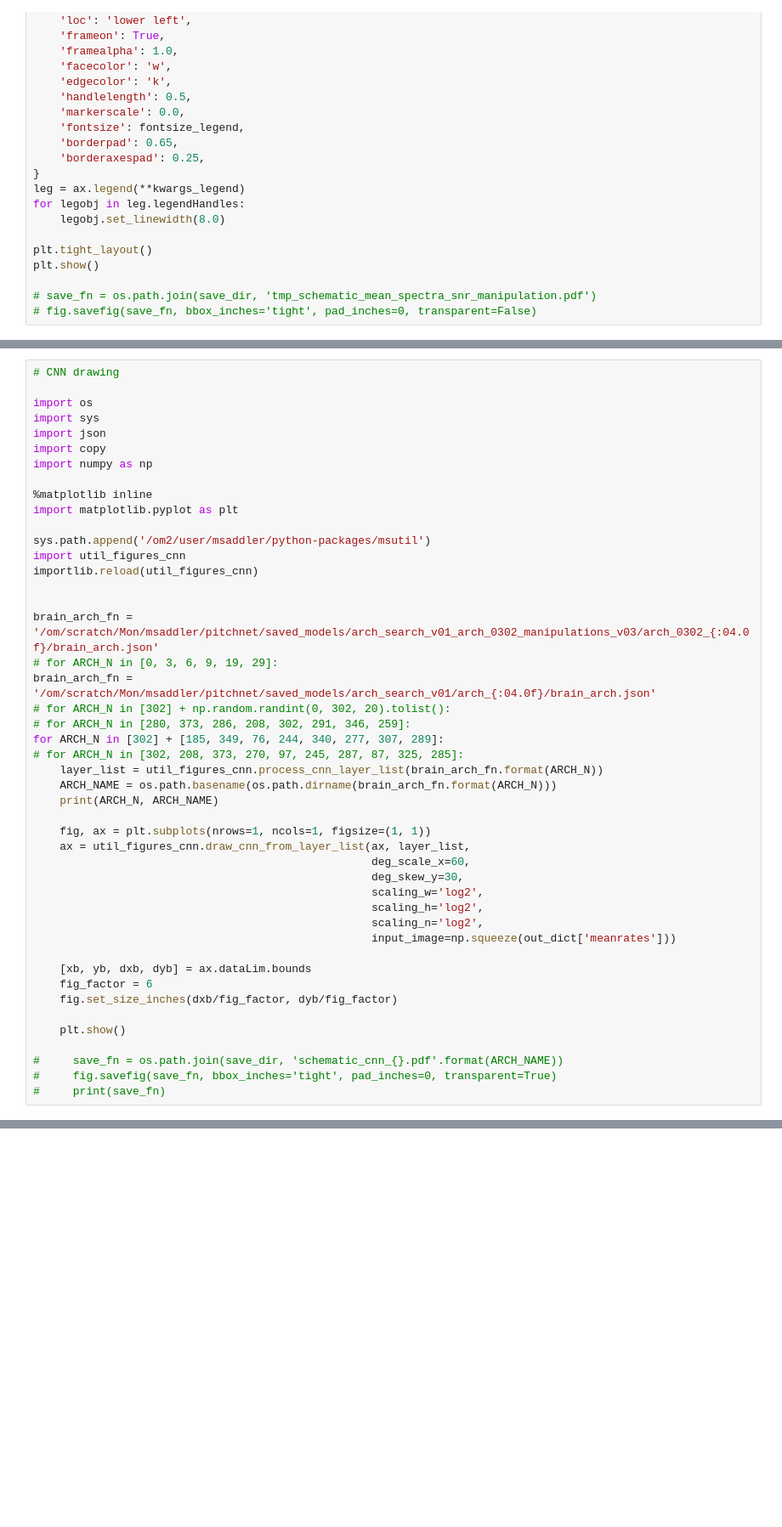
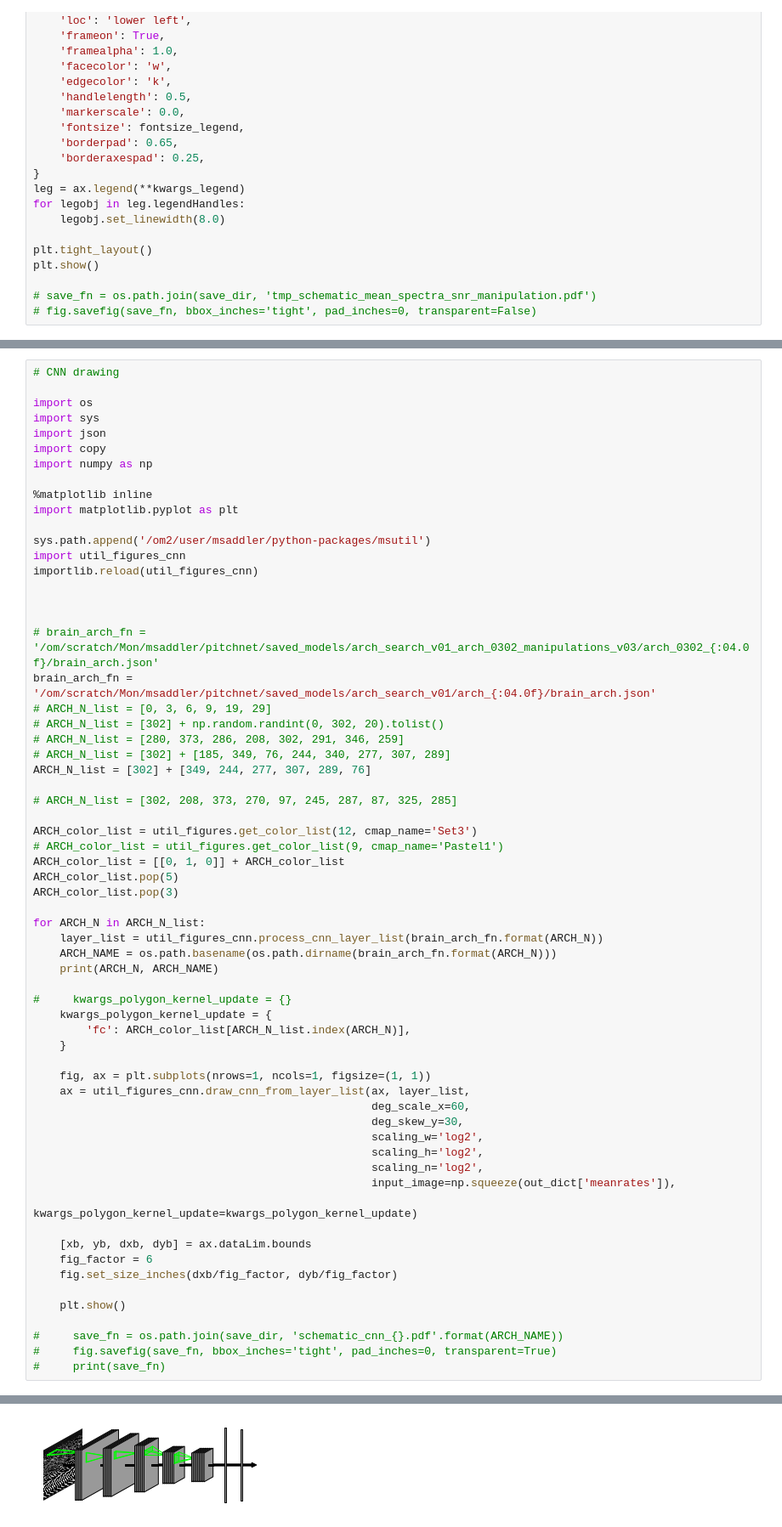
Before and after one commit to msaddler/pitchnet, a Jupyter notebook: notebook_figures_stimuli.ipynb, the cells around one changed output, grey strips where cells are left out. Shown at 85% size. Drawn from its saved outputs; the diff is of its cells as text; blank space fills up the shorter version.

```diff
--- a/notebook_figures_stimuli.ipynb
+++ b/notebook_figures_stimuli.ipynb
@@ -1371,16 +1382,32 @@ import util_figures_cnn
 importlib.reload(util_figures_cnn)
 
 
-brain_arch_fn = '/om/scratch/Mon/msaddler/pitchnet/saved_models/arch_search_v01_arch_0302_manipulations_v03/arch_0302_{:04.0f}/brain_arch.json'
-# for ARCH_N in [0, 3, 6, 9, 19, 29]:
+
+# brain_arch_fn = '/om/scratch/Mon/msaddler/pitchnet/saved_models/arch_search_v01_arch_0302_manipulations_v03/arch_0302_{:04.0f}/brain_arch.json'
 brain_arch_fn = '/om/scratch/Mon/msaddler/pitchnet/saved_models/arch_search_v01/arch_{:04.0f}/brain_arch.json'
-# for ARCH_N in [302] + np.random.randint(0, 302, 20).tolist():
-# for ARCH_N in [280, 373, 286, 208, 302, 291, 346, 259]:
-for ARCH_N in [302] + [185, 349, 76, 244, 340, 277, 307, 289]:
-# for ARCH_N in [302, 208, 373, 270, 97, 245, 287, 87, 325, 285]:
+# ARCH_N_list = [0, 3, 6, 9, 19, 29]
+# ARCH_N_list = [302] + np.random.randint(0, 302, 20).tolist()
+# ARCH_N_list = [280, 373, 286, 208, 302, 291, 346, 259]
+# ARCH_N_list = [302] + [185, 349, 76, 244, 340, 277, 307, 289]
+ARCH_N_list = [302] + [349, 244, 277, 307, 289, 76]
+
+# ARCH_N_list = [302, 208, 373, 270, 97, 245, 287, 87, 325, 285]
+
+ARCH_color_list = util_figures.get_color_list(12, cmap_name='Set3')
+# ARCH_color_list = util_figures.get_color_list(9, cmap_name='Pastel1')
+ARCH_color_list = [[0, 1, 0]] + ARCH_color_list
+ARCH_color_list.pop(5)
+ARCH_color_list.pop(3)
+
+for ARCH_N in ARCH_N_list:
     layer_list = util_figures_cnn.process_cnn_layer_list(brain_arch_fn.format(ARCH_N))
     ARCH_NAME = os.path.basename(os.path.dirname(brain_arch_fn.format(ARCH_N)))
     print(ARCH_N, ARCH_NAME)
+
+#     kwargs_polygon_kernel_update = {}
+    kwargs_polygon_kernel_update = {
+        'fc': ARCH_color_list[ARCH_N_list.index(ARCH_N)],
+    }
 
     fig, ax = plt.subplots(nrows=1, ncols=1, figsize=(1, 1))
     ax = util_figures_cnn.draw_cnn_from_layer_list(ax, layer_list,
@@ -1389,7 +1416,8 @@ for ARCH_N in [302] + [185, 349, 76, 244, 340, 277, 307, 289]:
                                                    scaling_w='log2',
                                                    scaling_h='log2',
                                                    scaling_n='log2',
-                                                   input_image=np.squeeze(out_dict['meanrates']))
+                                                   input_image=np.squeeze(out_dict['meanrates']),
+                                                   kwargs_polygon_kernel_update=kwargs_polygon_kernel_update)
 
     [xb, yb, dxb, dyb] = ax.dataLim.bounds
     fig_factor = 6
@@ -1400,3 +1428,4 @@ for ARCH_N in [302] + [185, 349, 76, 244, 340, 277, 307, 289]:
 #     save_fn = os.path.join(save_dir, 'schematic_cnn_{}.pdf'.format(ARCH_NAME))
 #     fig.savefig(save_fn, bbox_inches='tight', pad_inches=0, transparent=True)
 #     print(save_fn)
+# %% [output]
@@ -1402,0 +1433 @@ for ARCH_N in [302] + [185, 349, 76, 244, 340, 277, 307, 289]:
+[figure, added]
```
Also changed, not shown: parts of 3 cells of this notebook.
